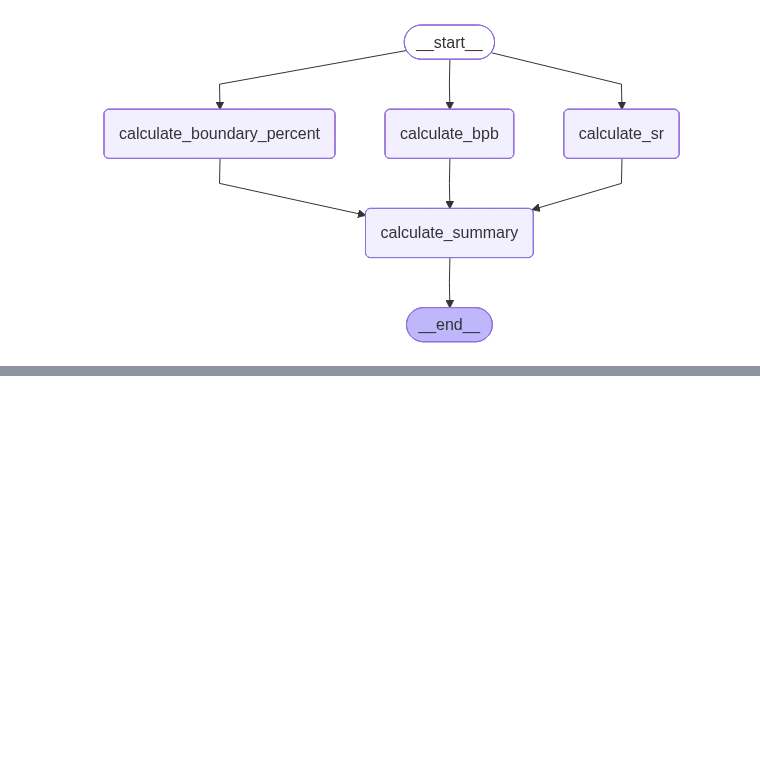
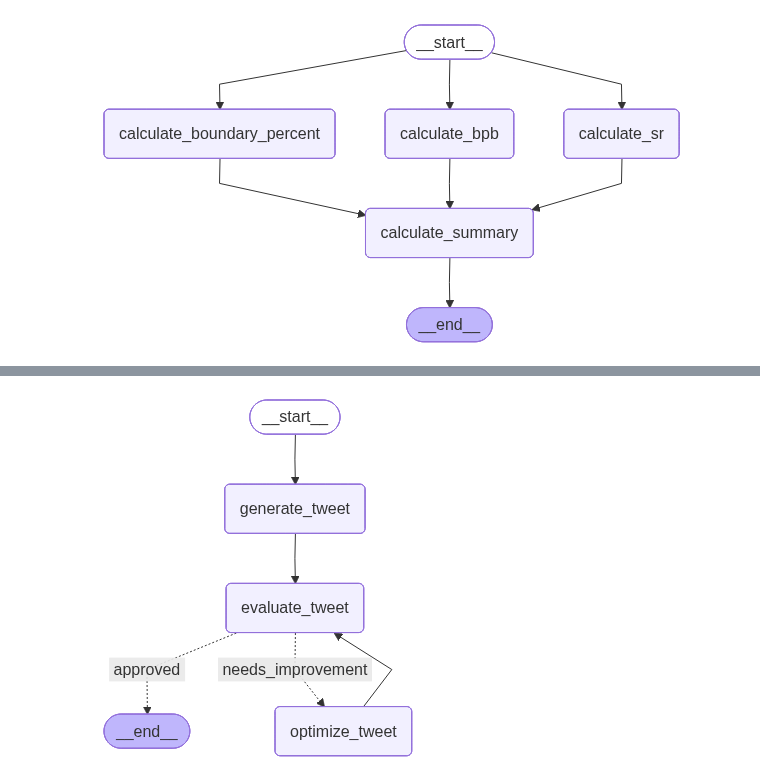
Before and after one commit to Pixelz123/genai, a Jupyter notebook: lg.ipynb, the cells around one changed output, grey strips where cells are left out. Cells and saved outputs as stored; diff of their text form; code cells hidden in the pictures; blank space fills up the shorter version.

```diff
--- a/lg.ipynb
+++ b/lg.ipynb
@@ -223,0 +310,4 @@ final_state
+# %%
+generator_llm=ChatGoogleGenerativeAI(model="gemini-2.5-flash", temperature=0.5)
+evaluator_llm=ChatGoogleGenerativeAI(model="gemini-2.5-flash", temperature=0.5)
+optimizer_llm=ChatGoogleGenerativeAI(model="gemini-2.5-flash", temperature=0.5)
@@ -223,0 +370,33 @@ final_state
+# %%
+def optimize_tweet(state: TweetState)->TweetState:
+    prompt = f"""
+      Optimize the following tweet based on the feedback provided:
+
+      Tweet: "{state['tweet']}"
+
+      Feedback: "{state['feedback']}"
+    """
+    output = generator_llm.invoke(prompt)
+    iteration = state['iterations'] + 1
+    return {'tweet': output.content, 'tweet_history': state['tweet_history'] + [output.content], 'iterations': iteration}
+# %%
+def route_evaluator(state: TweetState)->str:
+    if state['evaluation']=='approved' or state['iterations']>=state['max_iterations']:
+        return 'approved'
+    else:
+        return 'needs_improvement'
+# %%
+graph = StateGraph(TweetState)
+graph.add_node('generate_tweet',generate_tweet)
+graph.add_node('evaluate_tweet',evaluate_tweet)
+graph.add_node('optimize_tweet',optimize_tweet)
+
+graph.add_edge(START,'generate_tweet')
+graph.add_edge('generate_tweet','evaluate_tweet')
+graph.add_conditional_edges('evaluate_tweet',route_evaluator,{'approved':END,'needs_improvement':'optimize_tweet'})
+graph.add_edge('optimize_tweet','evaluate_tweet')
+workflow = graph.compile()
+# %%
+workflow
+# %% [output]
+[figure, added]
```
Also changed, not shown: parts of 43 cells of this notebook, 1 other file.
